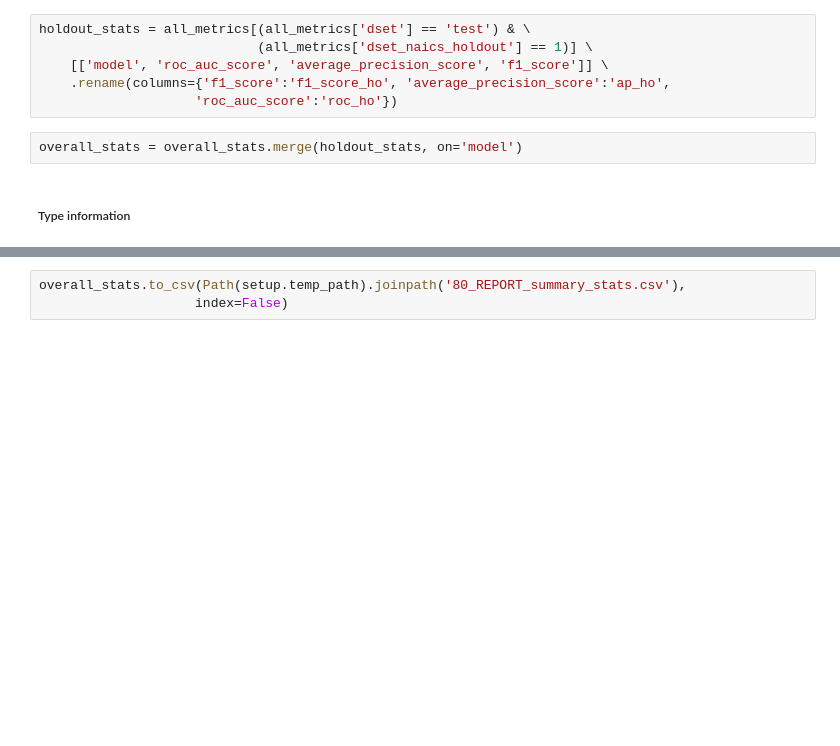
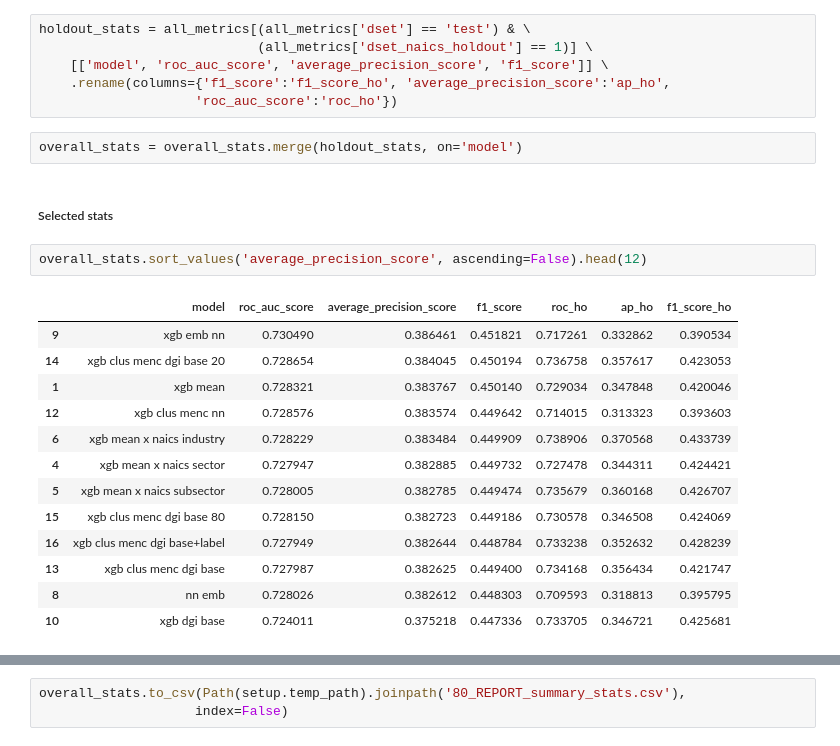
Before and after one commit to vla6/Blog_gnn_naics, a Jupyter notebook: 80_perf_summary.ipynb, the cells around one changed output, grey strips where cells are left out. Drawn from its saved outputs; the diff is of its cells as text; blank space fills up the shorter version.

```diff
--- a/80_perf_summary.ipynb
+++ b/80_perf_summary.ipynb
@@ -117,5 +128,21 @@ holdout_stats = all_metrics[(all_metrics['dset'] == 'test') & \
 # %%
 overall_stats = overall_stats.merge(holdout_stats, on='model')
 # %% [markdown]
-##### Type information
+##### Selected stats
+# %%
+overall_stats.sort_values('average_precision_score', ascending=False).head(12)
+# %% [output]
+|  | model | roc_auc_score | average_precision_score | f1_score | roc_ho | ap_ho | f1_score_ho |
+| 9 | xgb emb nn | 0.730490 | 0.386461 | 0.451821 | 0.717261 | 0.332862 | 0.390534 |
+| 14 | xgb clus menc dgi base 20 | 0.728654 | 0.384045 | 0.450194 | 0.736758 | 0.357617 | 0.423053 |
+| 1 | xgb mean | 0.728321 | 0.383767 | 0.450140 | 0.729034 | 0.347848 | 0.420046 |
+| 12 | xgb clus menc nn | 0.728576 | 0.383574 | 0.449642 | 0.714015 | 0.313323 | 0.393603 |
+| 6 | xgb mean x naics industry | 0.728229 | 0.383484 | 0.449909 | 0.738906 | 0.370568 | 0.433739 |
+| 4 | xgb mean x naics sector | 0.727947 | 0.382885 | 0.449732 | 0.727478 | 0.344311 | 0.424421 |
+| 5 | xgb mean x naics subsector | 0.728005 | 0.382785 | 0.449474 | 0.735679 | 0.360168 | 0.426707 |
+| 15 | xgb clus menc dgi base 80 | 0.728150 | 0.382723 | 0.449186 | 0.730578 | 0.346508 | 0.424069 |
+| 16 | xgb clus menc dgi base+label | 0.727949 | 0.382644 | 0.448784 | 0.733238 | 0.352632 | 0.428239 |
+| 13 | xgb clus menc dgi base | 0.727987 | 0.382625 | 0.449400 | 0.734168 | 0.356434 | 0.421747 |
+| 8 | nn emb | 0.728026 | 0.382612 | 0.448303 | 0.709593 | 0.318813 | 0.395795 |
+| 10 | xgb dgi base | 0.724011 | 0.375218 | 0.447336 | 0.733705 | 0.346721 | 0.425681 |
 # %%
```
Also changed, not shown: parts of 16 cells of this notebook, 11 other files.
